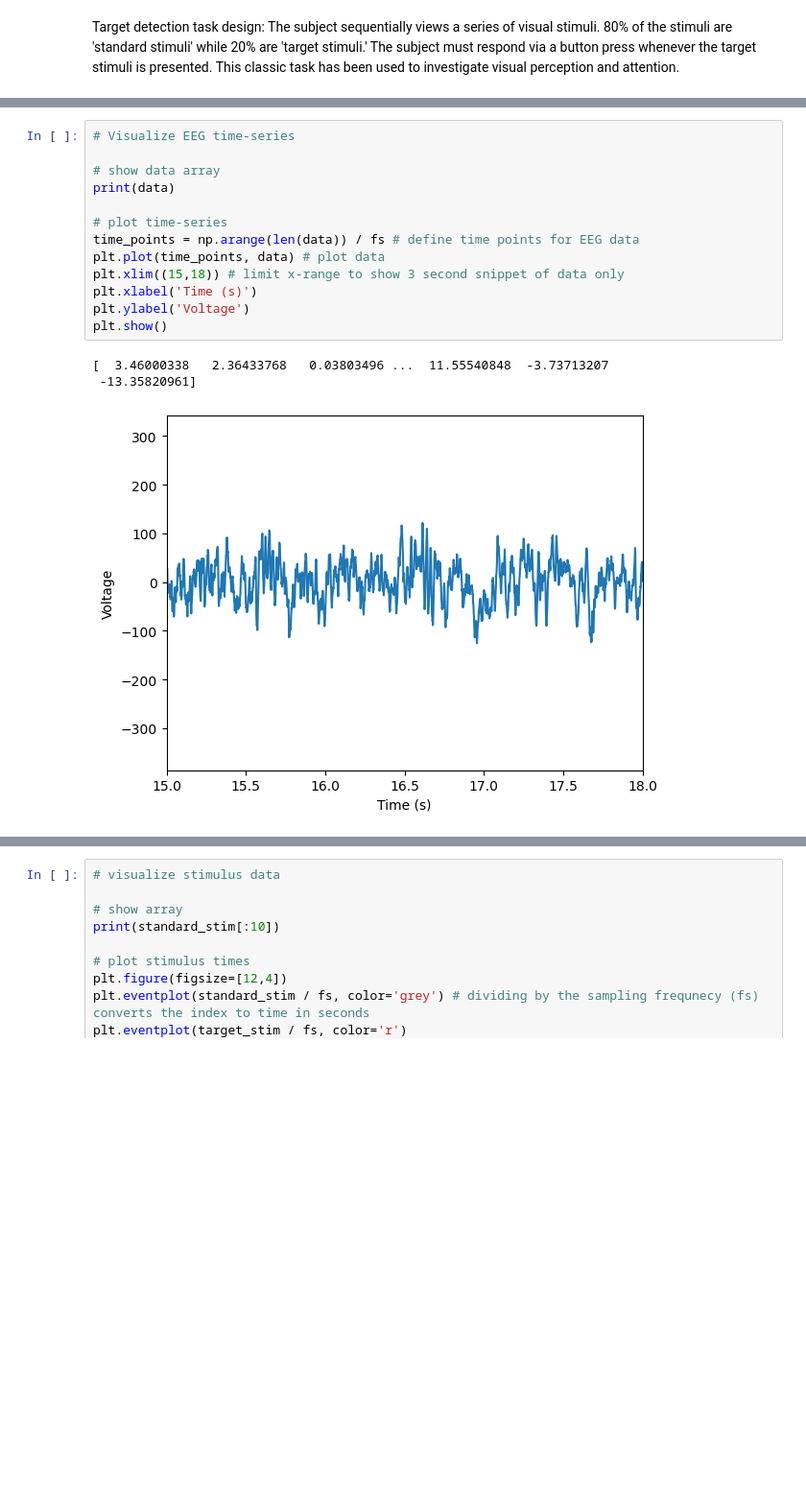
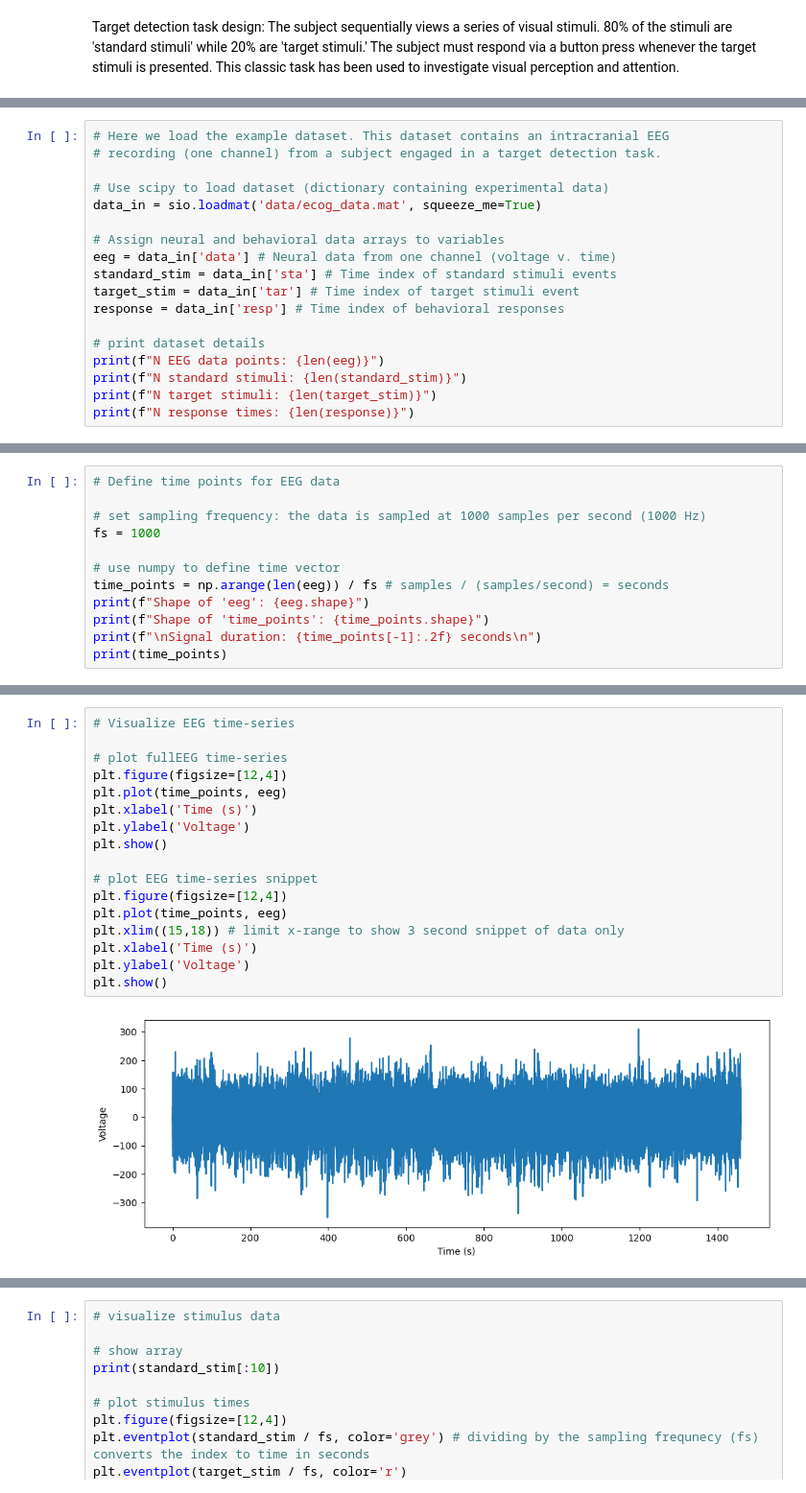
Before and after one commit to mwprestonjr/ephys_workshop, a Jupyter notebook: notebooks/electrophysiology_intro.ipynb, the cells around one changed output, grey strips where cells are left out. Shown at 96% size. Saved outputs shown, nothing was run; the diff lists cells and outputs as text; blank space fills up the shorter version.

Commit message:
several minor updates
include compute_erp function definition
add additional printouts throughout
minor modifications to plotting
bolster inline comments

```diff
--- a/notebooks/electrophysiology_intro.ipynb
+++ b/notebooks/electrophysiology_intro.ipynb
@@ -55,0 +28,18 @@ Target detection task design: The subject sequentially views a series of visual
+# %%
+# Here we load the example dataset. This dataset contains an intracranial EEG
+# recording (one channel) from a subject engaged in a target detection task.
+
+# Use scipy to load dataset (dictionary containing experimental data)
+data_in = sio.loadmat('data/ecog_data.mat', squeeze_me=True)
+
+# Assign neural and behavioral data arrays to variables
+eeg = data_in['data'] # Neural data from one channel (voltage v. time)
+standard_stim = data_in['sta'] # Time index of standard stimuli events
+target_stim = data_in['tar'] # Time index of target stimuli event
+response = data_in['resp'] # Time index of behavioral responses
+
+# print dataset details
+print(f"N EEG data points: {len(eeg)}")
+print(f"N standard stimuli: {len(standard_stim)}")
+print(f"N target stimuli: {len(target_stim)}")
+print(f"N response times: {len(response)}")
@@ -55,0 +80,12 @@ Target detection task design: The subject sequentially views a series of visual
+# %%
+# Define time points for EEG data
+
+# set sampling frequency: the data is sampled at 1000 samples per second (1000 Hz)
+fs = 1000
+
+# use numpy to define time vector
+time_points = np.arange(len(eeg)) / fs # samples / (samples/second) = seconds
+print(f"Shape of 'eeg': {eeg.shape}")
+print(f"Shape of 'time_points': {time_points.shape}")
+print(f"\nSignal duration: {time_points[-1]:.2f} seconds\n")
+print(time_points)
@@ -56,17 +100,19 @@ Target detection task design: The subject sequentially views a series of visual
 # %%
 # Visualize EEG time-series
 
-# show data array
-print(data)
+# plot fullEEG time-series
+plt.figure(figsize=[12,4])
+plt.plot(time_points, eeg)
+plt.xlabel('Time (s)')
+plt.ylabel('Voltage')
+plt.show()
 
-# plot time-series
-time_points = np.arange(len(data)) / fs # define time points for EEG data
-plt.plot(time_points, data) # plot data
+# plot EEG time-series snippet
+plt.figure(figsize=[12,4])
+plt.plot(time_points, eeg)
 plt.xlim((15,18)) # limit x-range to show 3 second snippet of data only
 plt.xlabel('Time (s)')
 plt.ylabel('Voltage')
 plt.show()
 # %% [output]
-[  3.46000338   2.36433768   0.03803496 ...  11.55540848  -3.73713207
- -13.35820961]
-[figure, old version]
+[figure, new version]
```
Also changed, not shown: parts of 15 cells of this notebook.
